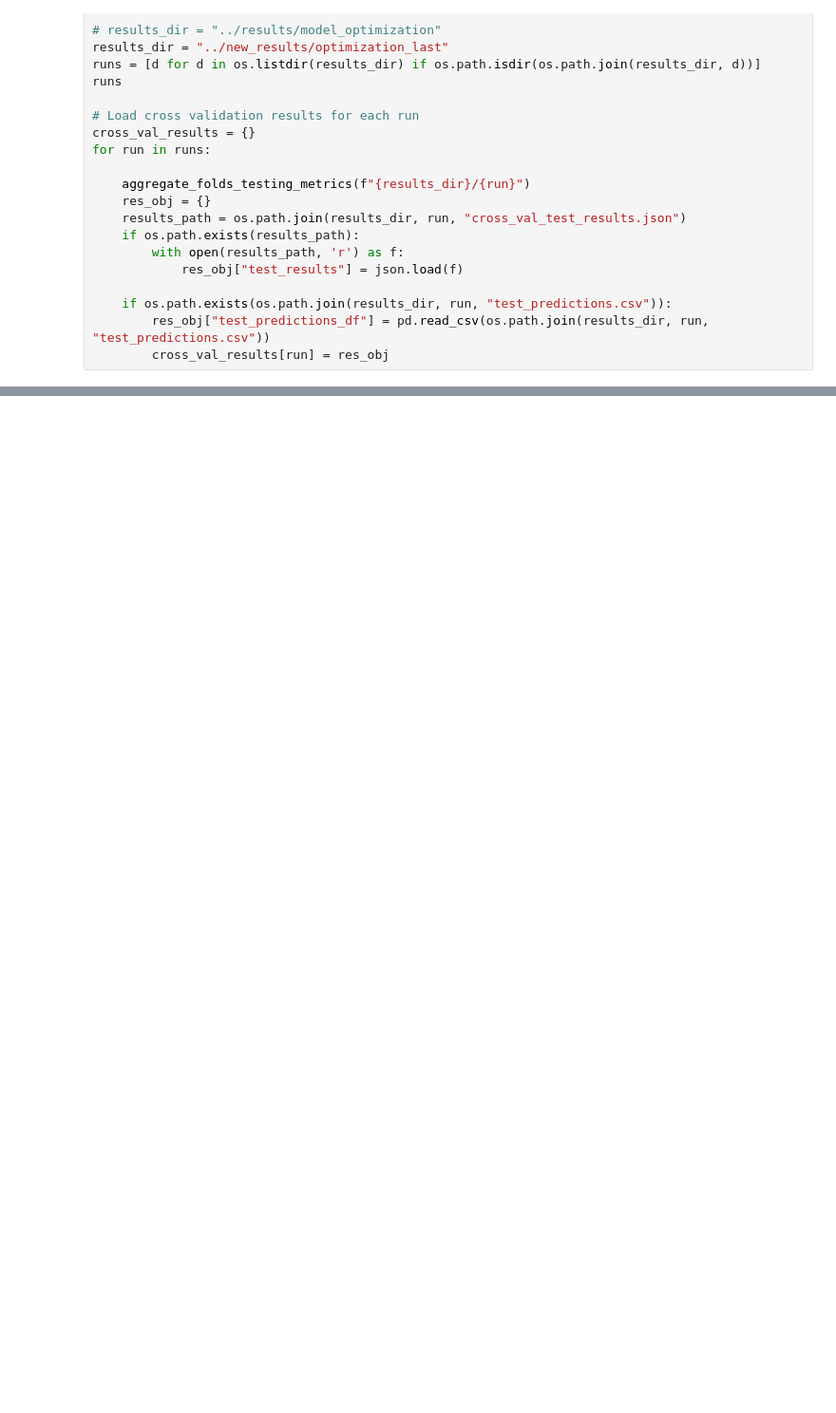
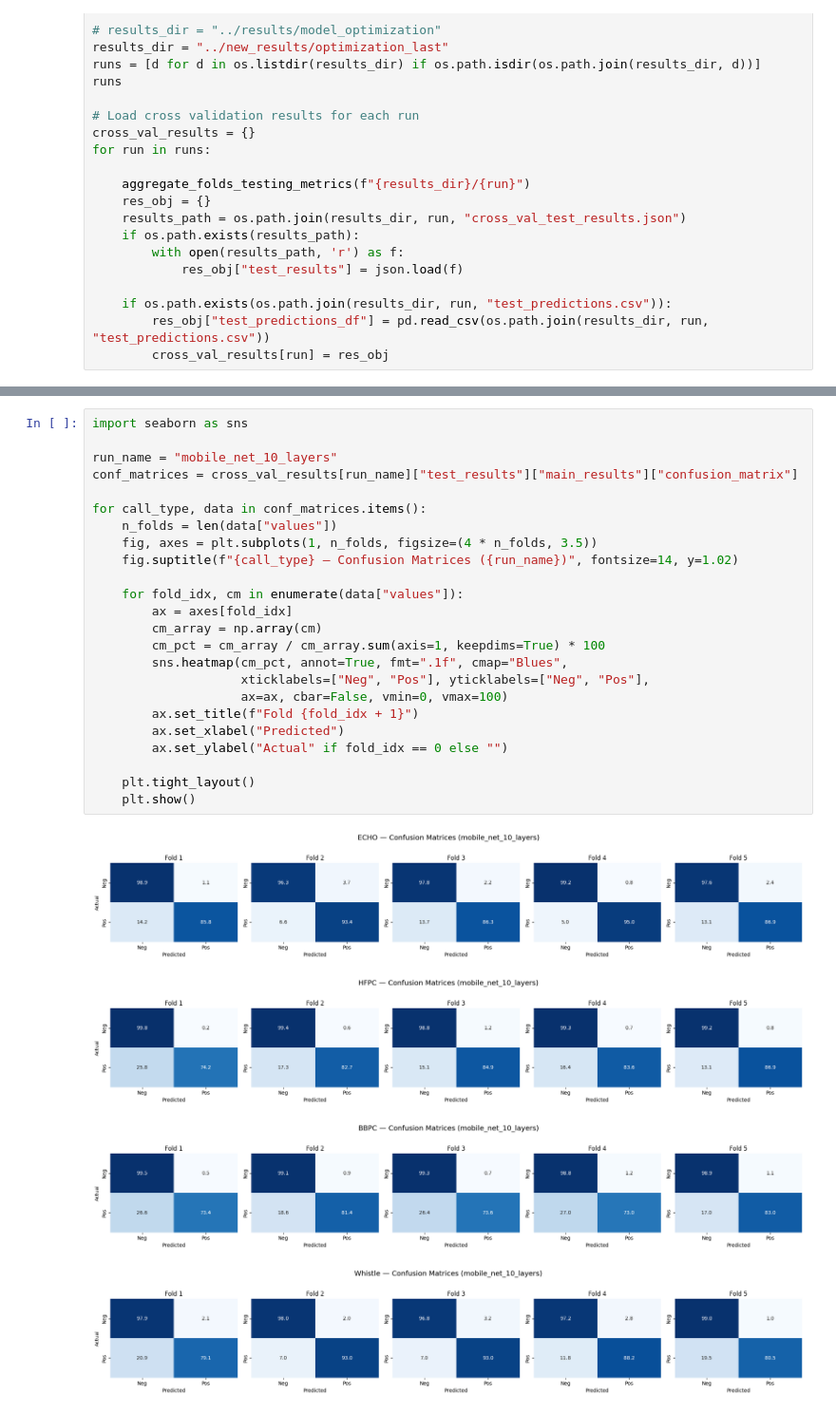
Before and after one commit to bobduru/beluga-call-pipeline, a Jupyter notebook: training/results_analysis/model_optimization.ipynb, the cells around one changed output, grey strips where cells are left out. Shown at 95% size. Cells and saved outputs as stored; diff of their text form; blank space fills up the shorter version.

```diff
--- a/training/results_analysis/model_optimization.ipynb
+++ b/training/results_analysis/model_optimization.ipynb
@@ -209,0 +242,29 @@ metrics_df[~metrics_df['run'].str.contains('000', na=False)][accuracy_columns].s
+# %%
+import seaborn as sns
+
+run_name = "mobile_net_10_layers"
+conf_matrices = cross_val_results[run_name]["test_results"]["main_results"]["confusion_matrix"]
+
+for call_type, data in conf_matrices.items():
+    n_folds = len(data["values"])
+    fig, axes = plt.subplots(1, n_folds, figsize=(4 * n_folds, 3.5))
+    fig.suptitle(f"{call_type} — Confusion Matrices ({run_name})", fontsize=14, y=1.02)
+
+    for fold_idx, cm in enumerate(data["values"]):
+        ax = axes[fold_idx]
+        cm_array = np.array(cm)
+        cm_pct = cm_array / cm_array.sum(axis=1, keepdims=True) * 100
+        sns.heatmap(cm_pct, annot=True, fmt=".1f", cmap="Blues",
+                    xticklabels=["Neg", "Pos"], yticklabels=["Neg", "Pos"],
+                    ax=ax, cbar=False, vmin=0, vmax=100)
+        ax.set_title(f"Fold {fold_idx + 1}")
+        ax.set_xlabel("Predicted")
+        ax.set_ylabel("Actual" if fold_idx == 0 else "")
+
+    plt.tight_layout()
+    plt.show()
+# %% [output]
+[figure, added]
+[figure, added]
+[figure, added]
+[figure, added]
```
Also changed, not shown: parts of 9 cells of this notebook, 9 other files.
